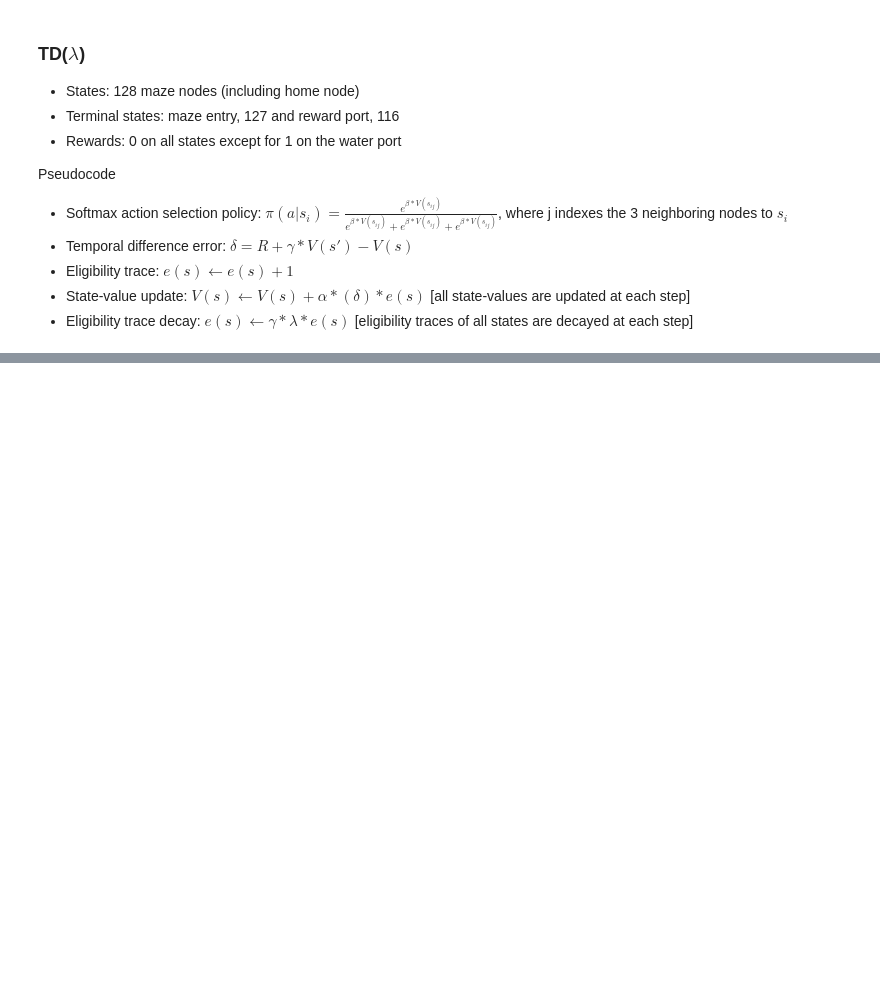
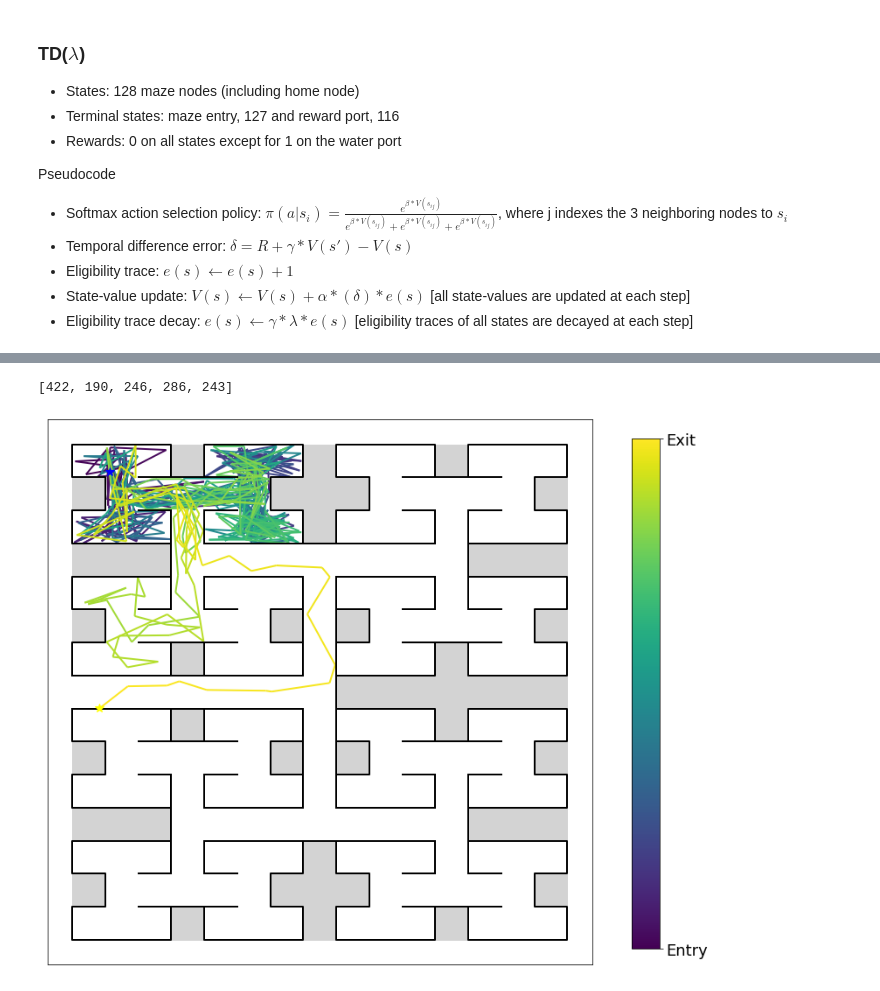
Before and after one commit to umeshksingla/MouseMazeHierRL, a Jupyter notebook: RL_model_and_analysis.ipynb, the cells around one changed output, grey strips where cells are left out. Saved outputs shown, nothing was run; the diff lists cells and outputs as text; code cells hidden in the pictures; blank space fills up the shorter version.

```diff
--- a/RL_model_and_analysis.ipynb
+++ b/RL_model_and_analysis.ipynb
@@ -480,0 +319,3 @@ visualize_pred(avg_V, state_hist_all)
+# %%
+agnt = TDLambdaXStepsPrevNodeRewardReceived()
+success, stats = agnt.simulate(0, [0.3, 3, 0.89, 0.3], MAX_LENGTH=1500)
@@ -480,0 +340,4 @@ visualize_pred(avg_V, state_hist_all)
+# %%
+[len(stats["episodes"][i]) for i in range(5)]  # length of episodes
+# %% [output]
+[422, 190, 246, 286, 243]
@@ -480,0 +346,4 @@ visualize_pred(avg_V, state_hist_all)
+# %%
+plot_trajectory([stats["episodes"][0]], 'all')
+# %% [output]
+[figure, added]
```
Also changed, not shown: parts of 17 cells of this notebook.
